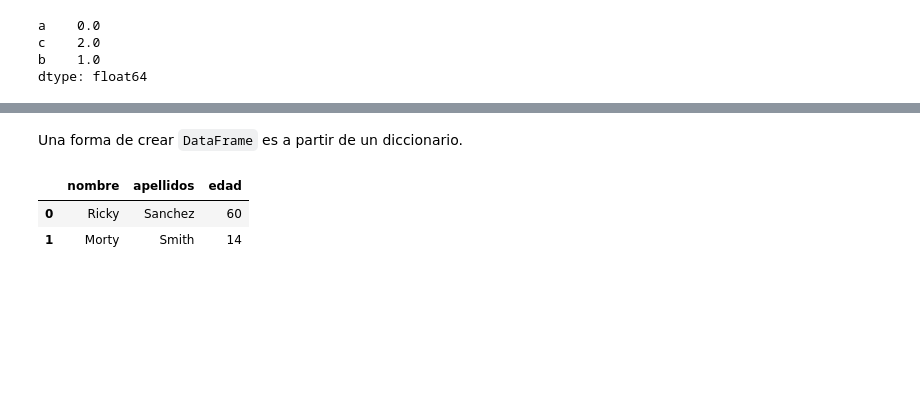
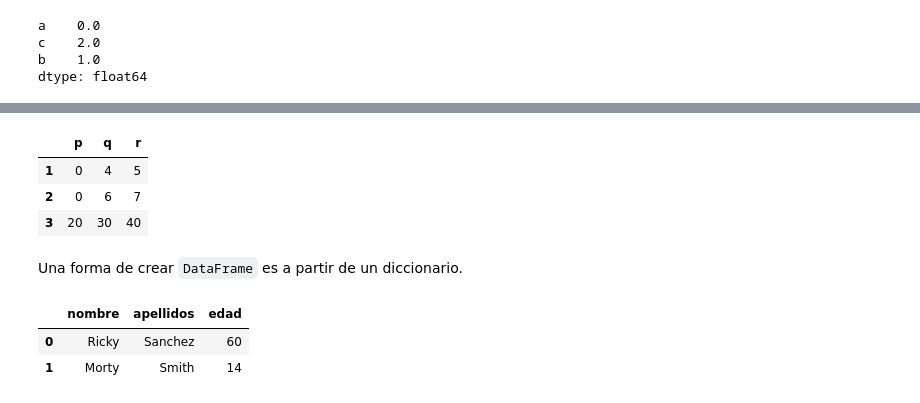
Before and after one commit to ahar0n/python-notebooks, a Jupyter notebook: 06 Pandas elemental/0601 Pandas contenedores y operaciones basicas.ipynb, the cells around one changed output, grey strips where cells are left out. Drawn from its saved outputs; the diff is of its cells as text; code cells hidden in the pictures; blank space fills up the shorter version.

```diff
--- a/06 Pandas elemental/0601 Pandas contenedores y operaciones basicas.ipynb
+++ b/06 Pandas elemental/0601 Pandas contenedores y operaciones basicas.ipynb
@@ -125,3 +122,11 @@ dtype: float64
+# %%
+data = [[0, 4, 5], [0, 6, 7], [20, 30, 40]]
+pd.DataFrame(data, index=[1,2,3], columns=['p', 'q', 'r'])
+# %% [output]
+|  | p | q | r |
+| 1 | 0 | 4 | 5 |
+| 2 | 0 | 6 | 7 |
+| 3 | 20 | 30 | 40 |
 # %% [markdown]
 Una forma de crear `DataFrame` es a partir de un diccionario.
 # %%
```
Also changed, not shown: parts of 18 cells of this notebook, 3 other files.
